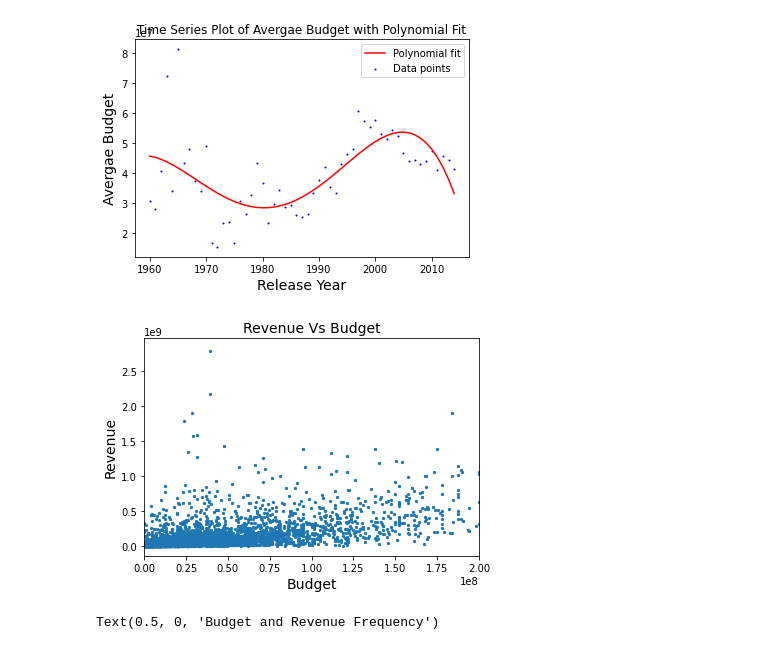
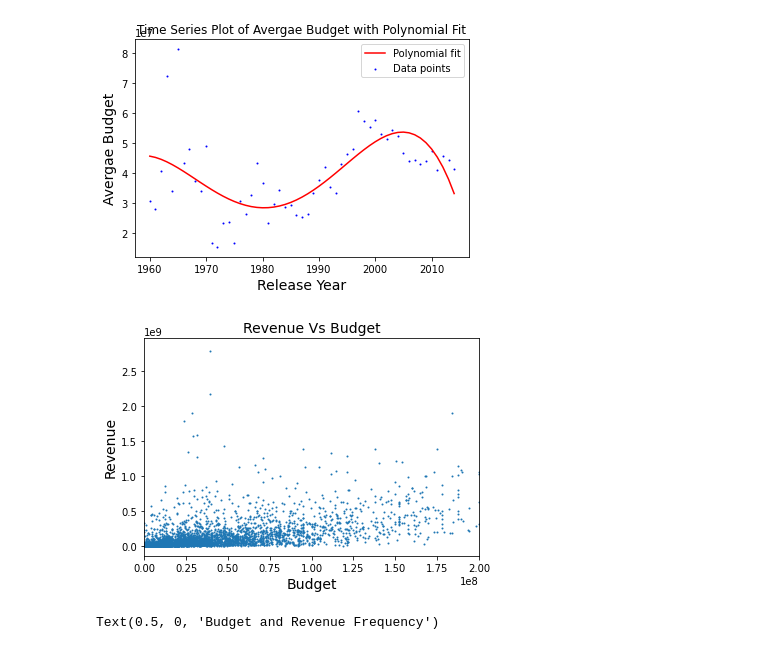
Before and after one commit to sebastian122H/Rasselbande, a Jupyter notebook: Python_for_Data_Science_Die_Rasselbande.ipynb, the cells around one changed output. Drawn from its saved outputs; the diff is of its cells as text; code cells hidden in the pictures.

```diff
--- a/Python_for_Data_Science_Die_Rasselbande.ipynb
+++ b/Python_for_Data_Science_Die_Rasselbande.ipynb
@@ -255,15 +221,15 @@ plt.show()
 [figure]
 # %%
 ## Scatter plot representing adjusted revneue vs. adjusted budget
-plt.scatter(df['budget_adj'], df['revenue_adj'], marker='o', s=5)
+plt.scatter(df['budget_adj'], df['revenue_adj'], marker='o', s=1)
 plt.title('Revenue Vs Budget', fontsize=14)
 plt.xlabel('Budget', fontsize=14)
 plt.ylabel('Revenue', fontsize=14)
 plt.xlim(0, 2 * (10**8))
 
 plt.show()
 # %% [output]
-[figure, old version]
+[figure, new version]
 # %%
 ## Two histograms plotted on top of each other to represent the frequency of how much a movie made with a certain budget
 plt.hist(df["revenue_adj"], bins = 30, alpha = 0.5)
```
Also changed, not shown: parts of 10 cells of this notebook.
